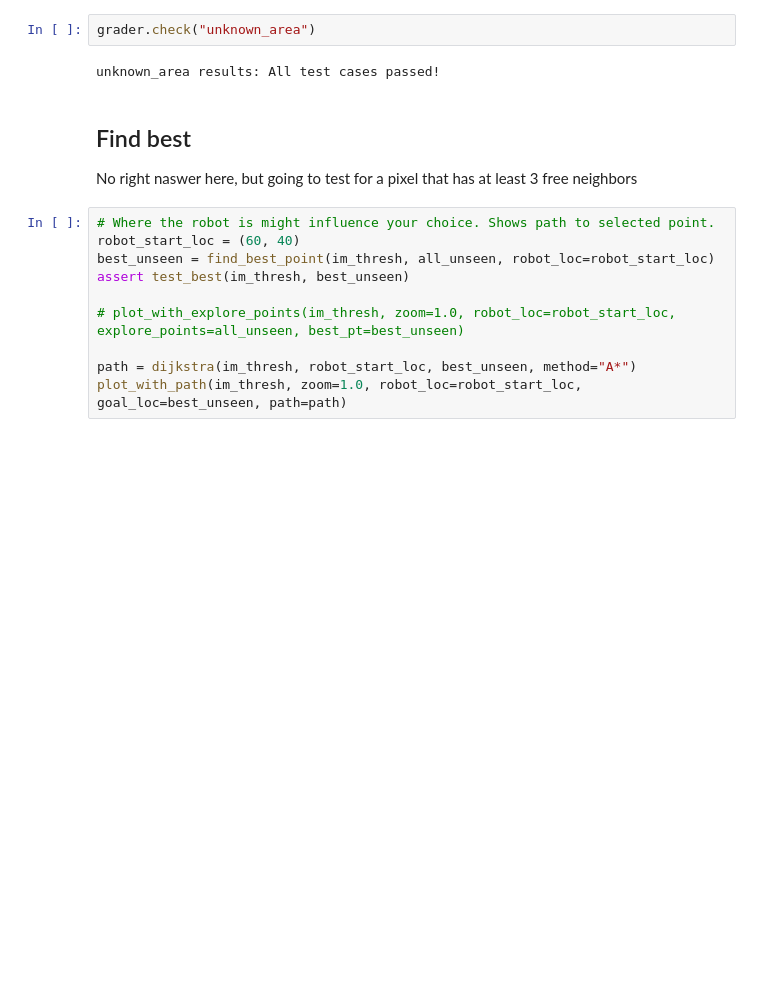
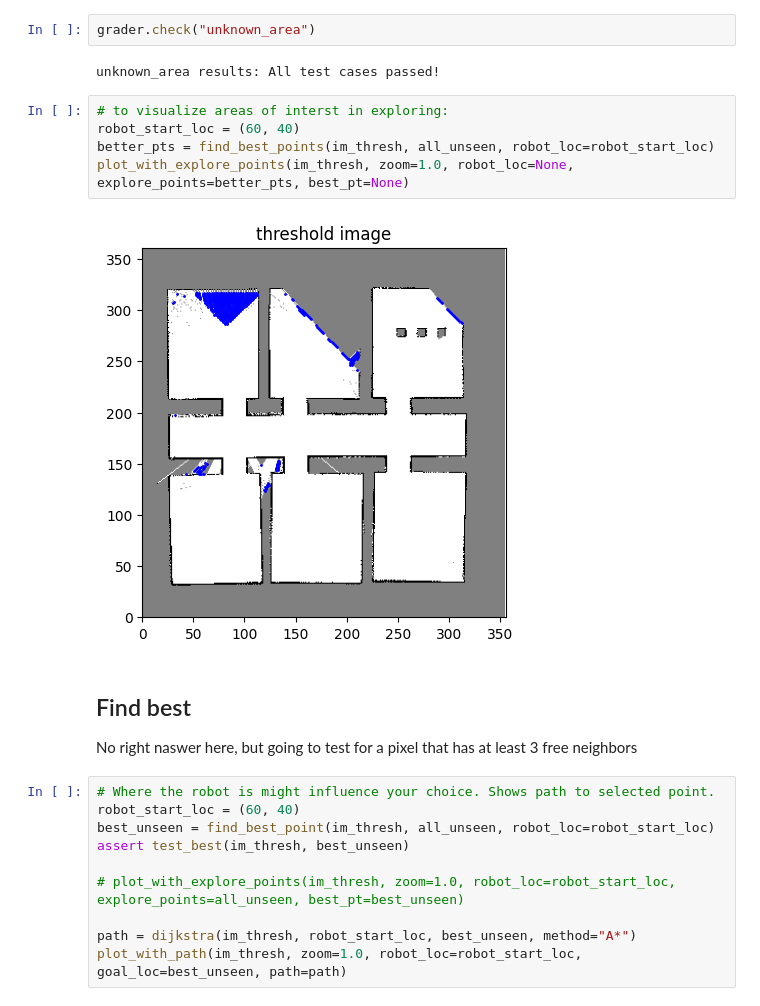
Before and after one commit to ZimHockey13/ROB456, a Jupyter notebook: Assignments/check_exploring.ipynb, the cells around one changed output. Cells and saved outputs as stored; diff of their text form; blank space fills up the shorter version.

```diff
--- a/Assignments/check_exploring.ipynb
+++ b/Assignments/check_exploring.ipynb
@@ -58,6 +58,13 @@ plot_with_explore_points(im_thresh, zoom=1.0, robot_loc=None, explore_points=all
 grader.check("unknown_area")
 # %% [output]
 unknown_area results: All test cases passed!
+# %%
+# to visualize areas of interst in exploring:
+robot_start_loc = (60, 40)
+better_pts = find_best_points(im_thresh, all_unseen, robot_loc=robot_start_loc)
+plot_with_explore_points(im_thresh, zoom=1.0, robot_loc=None, explore_points=better_pts, best_pt=None)
+# %% [output]
+[figure, added]
 # %% [markdown]
 ## Find best
 No right naswer here, but going to test for a pixel that has at least 3 free neighbors
```
Also changed, not shown: parts of 6 cells of this notebook, 2 other files.
